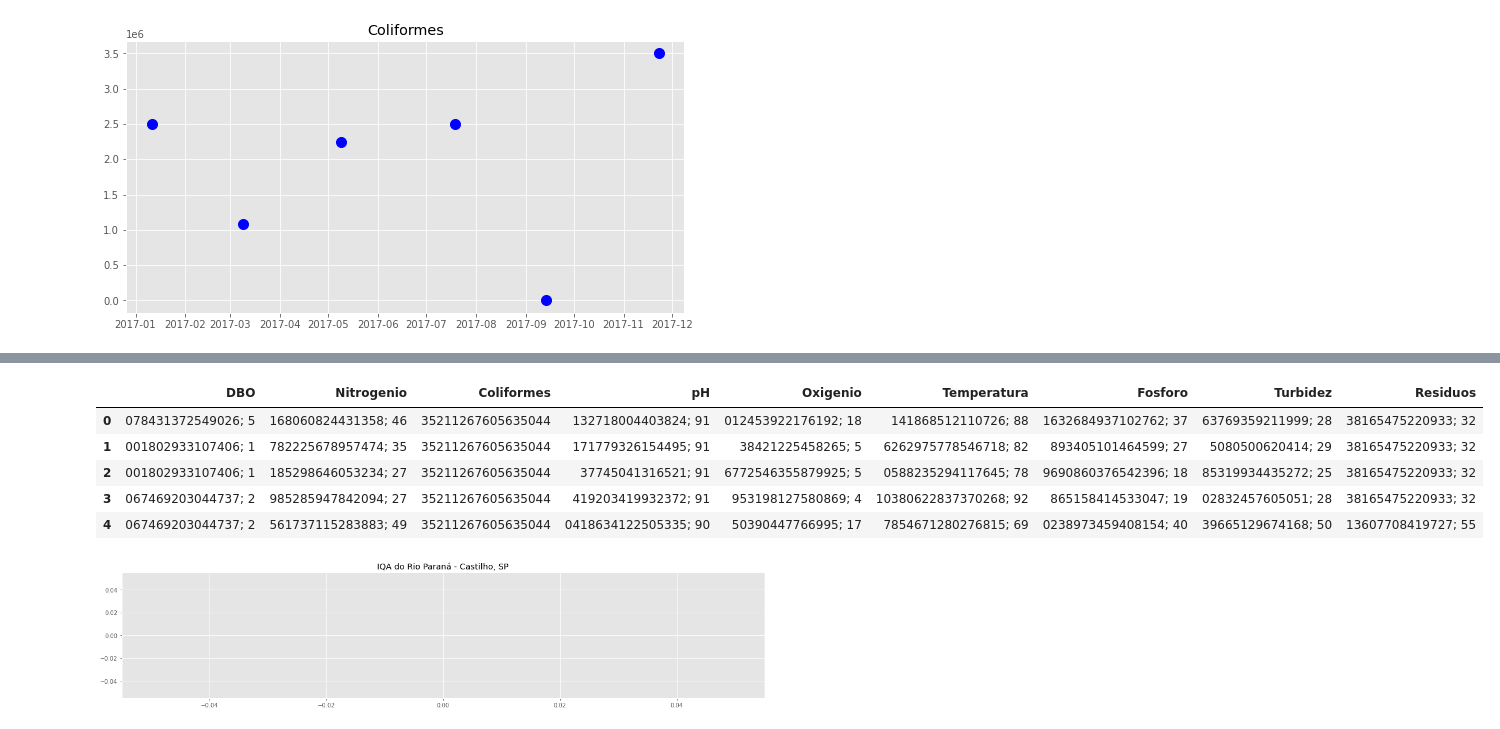
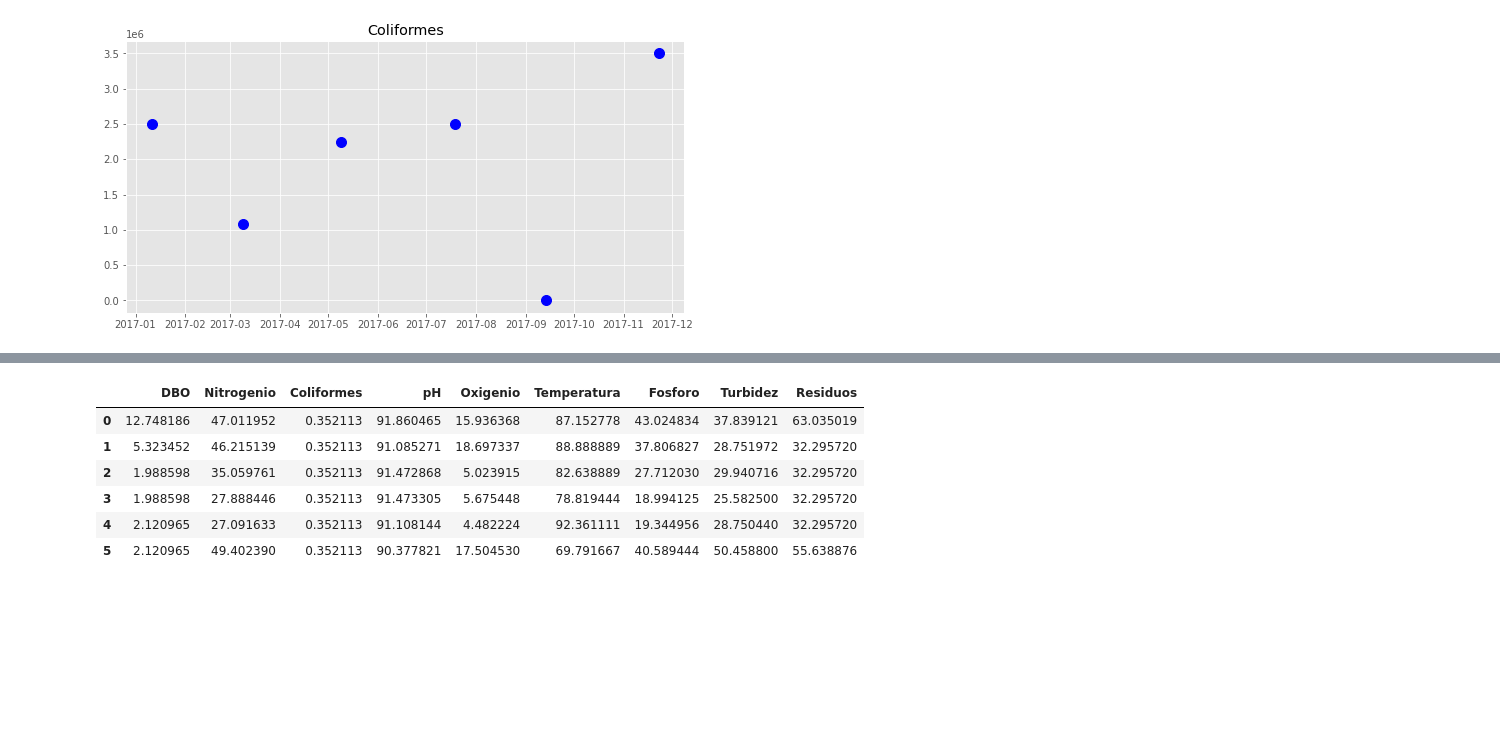
Before and after one commit to arthurfc12/IQA-QTA, a Jupyter notebook: P3_1.ipynb, the cells around one changed output, grey strips where cells are left out. Cells and saved outputs as stored; diff of their text form; code cells hidden in the pictures; blank space fills up the shorter version.

```diff
--- a/P3_1.ipynb
+++ b/P3_1.ipynb
@@ -123,22 +136,23 @@ oxi_csv = pd.read_csv("./csv/oxigenio.csv")
 # %%
 q_data = pd.DataFrame()
-q_data["DBO"] = dbo_csv.iloc[0:,1]
-q_data["Nitrogenio"] = nit_csv.iloc[0:,1]
+q_data["DBO"] = dbo_csv.iloc[:,1]
+q_data["Nitrogenio"] = nit_csv.iloc[:,1]
 q_data["Coliformes"] = coli_csv.iloc[:,1]
 q_data["pH"] = ph_csv.iloc[:,1]
 q_data["Oxigenio"] = oxi_csv.iloc[:,1]
 q_data["Temperatura"] = temp_csv.iloc[:,1]
 q_data["Fosforo"] = fosf_csv.iloc[:,1]
 q_data["Turbidez"] = turb_csv.iloc[:,1]
-q_data["Residuos"] = res_csv.iloc[0:,1]
+q_data["Residuos"] = res_csv.iloc[:,1]
 q_data
 # %% [output]
 |  | DBO | Nitrogenio | Coliformes | pH | Oxigenio | Temperatura | Fosforo | Turbidez | Residuos |
-| 0 | 078431372549026; 5 | 168060824431358; 46 | 35211267605635044 | 132718004403824; 91 | 012453922176192; 18 | 141868512110726; 88 | 1632684937102762; 37 | 63769359211999; 28 | 38165475220933; 32 |
-| 1 | 001802933107406; 1 | 782225678957474; 35 | 35211267605635044 | 171779326154495; 91 | 38421225458265; 5 | 6262975778546718; 82 | 893405101464599; 27 | 5080500620414; 29 | 38165475220933; 32 |
-| 2 | 001802933107406; 1 | 185298646053234; 27 | 35211267605635044 | 37745041316521; 91 | 6772546355879925; 5 | 0588235294117645; 78 | 9690860376542396; 18 | 85319934435272; 25 | 38165475220933; 32 |
-| 3 | 067469203044737; 2 | 985285947842094; 27 | 35211267605635044 | 419203419932372; 91 | 953198127580869; 4 | 10380622837370268; 92 | 865158414533047; 19 | 02832457605051; 28 | 38165475220933; 32 |
-| 4 | 067469203044737; 2 | 561737115283883; 49 | 35211267605635044 | 0418634122505335; 90 | 50390447766995; 17 | 7854671280276815; 69 | 0238973459408154; 40 | 39665129674168; 50 | 13607708419727; 55 |
+| 0 | 12.748186 | 47.011952 | 0.352113 | 91.860465 | 15.936368 | 87.152778 | 43.024834 | 37.839121 | 63.035019 |
+| 1 | 5.323452 | 46.215139 | 0.352113 | 91.085271 | 18.697337 | 88.888889 | 37.806827 | 28.751972 | 32.295720 |
+| 2 | 1.988598 | 35.059761 | 0.352113 | 91.472868 | 5.023915 | 82.638889 | 27.712030 | 29.940716 | 32.295720 |
+| 3 | 1.988598 | 27.888446 | 0.352113 | 91.473305 | 5.675448 | 78.819444 | 18.994125 | 25.582500 | 32.295720 |
+| 4 | 2.120965 | 27.091633 | 0.352113 | 91.108144 | 4.482224 | 92.361111 | 19.344956 | 28.750440 | 32.295720 |
+| 5 | 2.120965 | 49.402390 | 0.352113 | 90.377821 | 17.504530 | 69.791667 | 40.589444 | 50.458800 | 55.638876 |
 # %%
 w_pH = 0.12
 w_DBO = 0.10
@@ -151,25 +165,3 @@ w_res = 0.08
 w_fosf = 0.1
 w_coli = 0.15
 w_list = [w_DBO, w_nitro, w_coli, w_pH, w_OD, w_temp, w_fosf, w_turb, w_res]
-# %%
-def calcula_IQA(d):
-    #mudar o q
-    q = data_.loc[d]
-    w = [w_DBO, w_nitro, w_coli, w_pH, w_OD, w_temp, w_fosf, w_turb, w_res]
-    IQA = 1
-    for e in range(0, len(w)):
-        IQA *= q[e]**w[e]
-    return IQA
-
-IQA_list = []
-for e in data_.index:
-    IQA_list.append(calcula_IQA(e))
-
-plt.style.use('ggplot')
-plt.figure(figsize=(20,4))
-plt.plot(data_.index, IQA_list, '--o', color='olive', markersize=10)
-plt.grid(True)
-plt.title("IQA do Rio Paraná - Castilho, SP")
-plt.show()
-# %% [output]
-[figure, removed]
```
Also changed, not shown: parts of 13 cells of this notebook, 10 other files.
